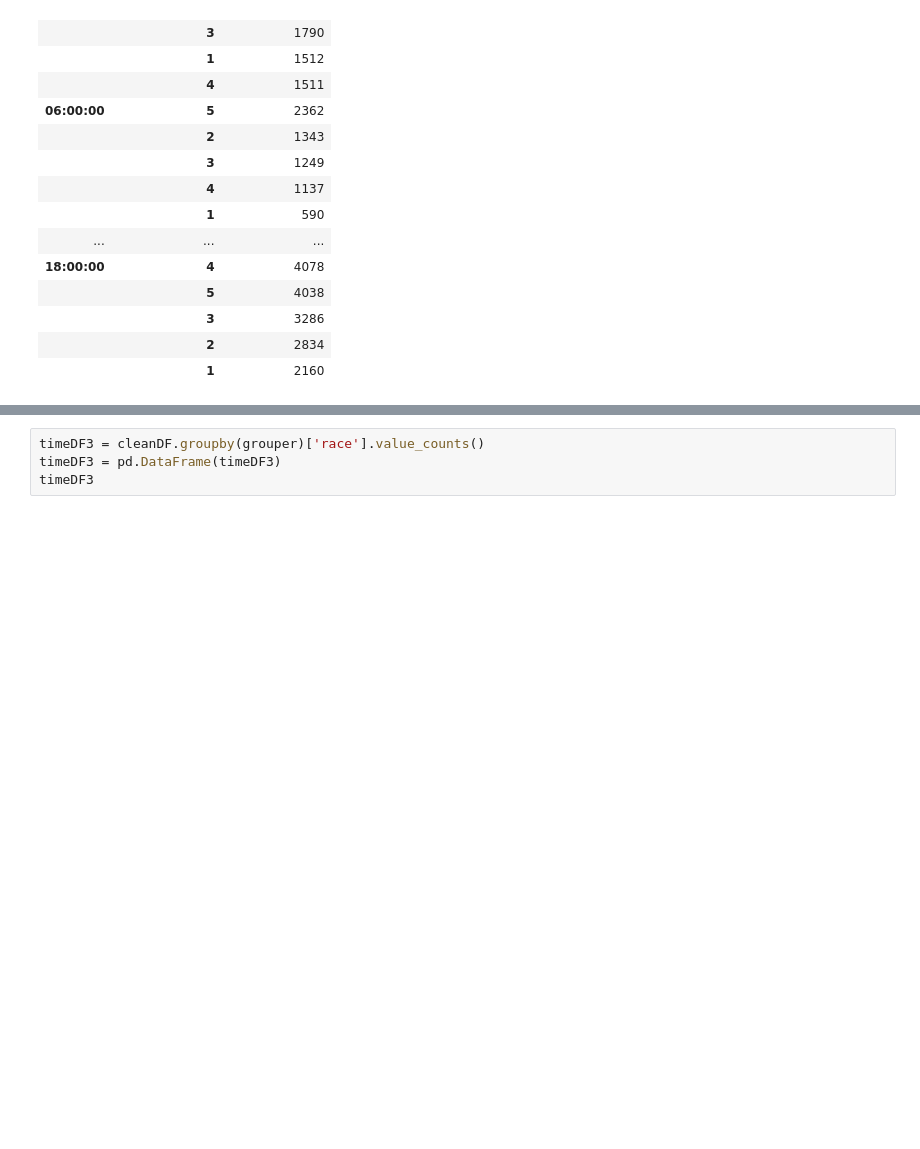
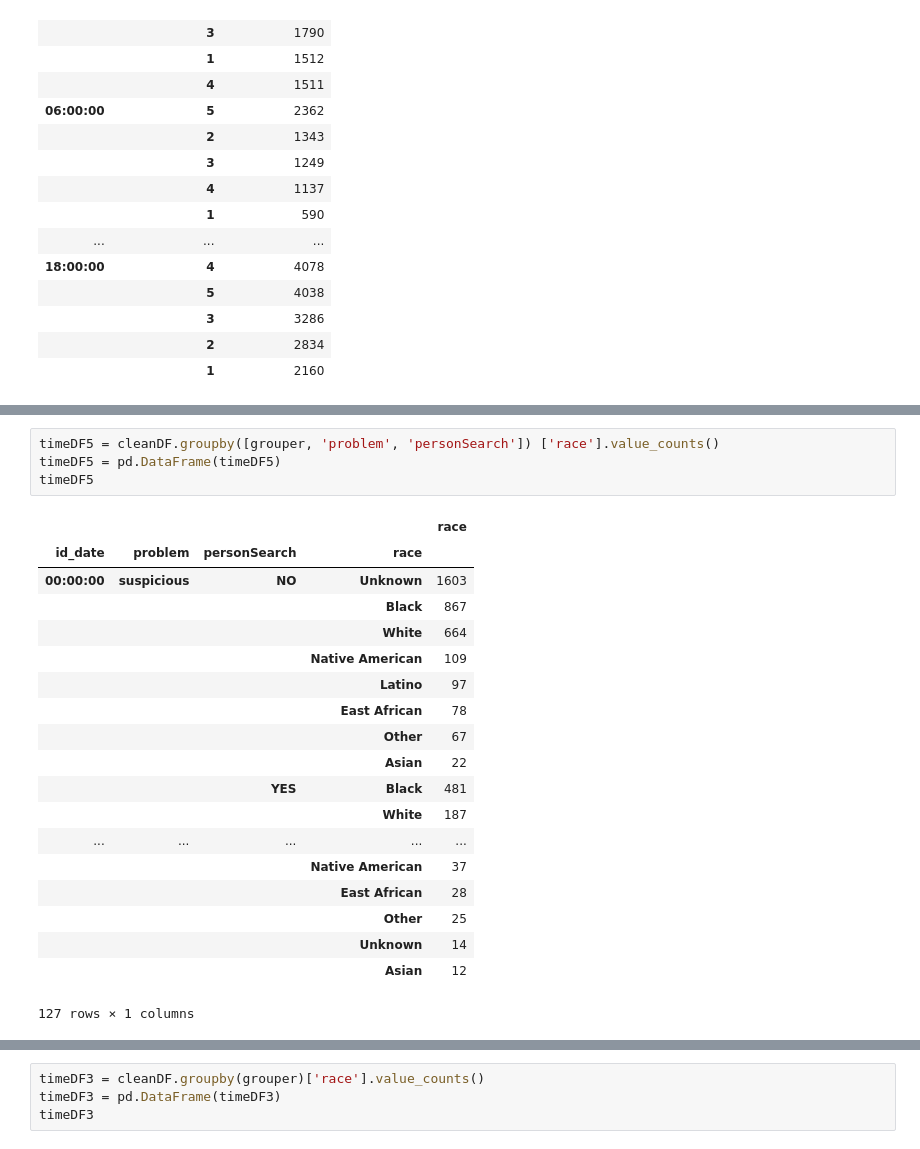
Before and after one commit to elu267/Project_GroupF, a Jupyter notebook: MN_Stop_Data.ipynb, the cells around one changed output, grey strips where cells are left out. Saved outputs shown, nothing was run; the diff lists cells and outputs as text; blank space fills up the shorter version.

```diff
--- a/MN_Stop_Data.ipynb
+++ b/MN_Stop_Data.ipynb
@@ -237,0 +238,24 @@ timeDF4
+# %%
+timeDF5 = cleanDF.groupby([grouper, 'problem', 'personSearch']) ['race'].value_counts()
+timeDF5 = pd.DataFrame(timeDF5)
+timeDF5
+# %% [output]
+|  |  |  |  | race |
+| id_date | problem | personSearch | race |  |
+| 00:00:00 | suspicious | NO | Unknown | 1603 |
+|  |  |  | Black | 867 |
+|  |  |  | White | 664 |
+|  |  |  | Native American | 109 |
+|  |  |  | Latino | 97 |
+|  |  |  | East African | 78 |
+|  |  |  | Other | 67 |
+|  |  |  | Asian | 22 |
+|  |  | YES | Black | 481 |
+|  |  |  | White | 187 |
+| ... | ... | ... | ... | ... |
+|  |  |  | Native American | 37 |
+|  |  |  | East African | 28 |
+|  |  |  | Other | 25 |
+|  |  |  | Unknown | 14 |
+|  |  |  | Asian | 12 |
+127 rows × 1 columns
```
Also changed, not shown: parts of 11 cells of this notebook.
